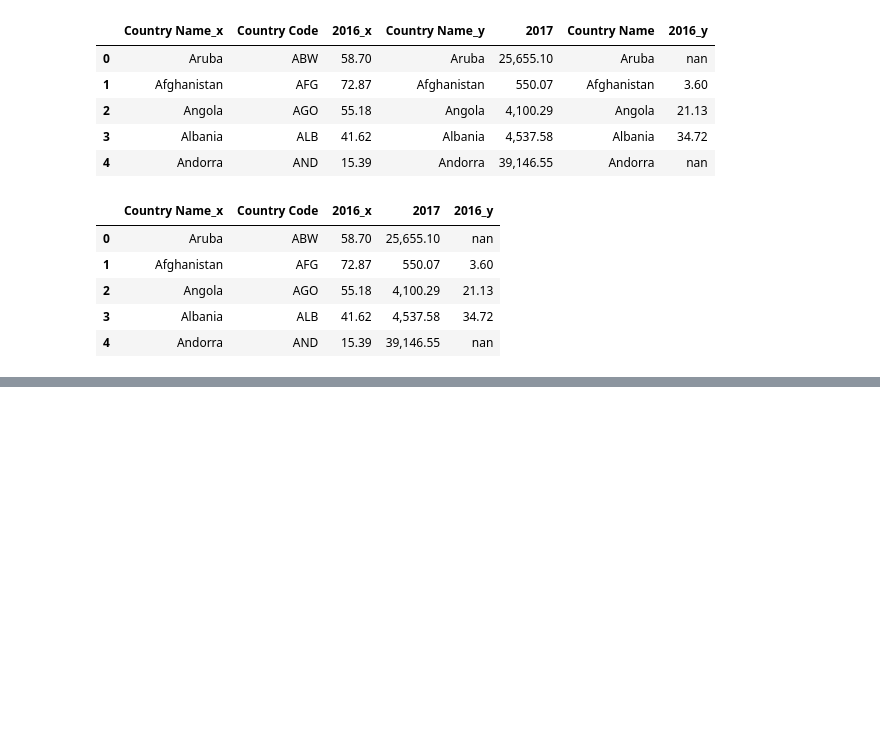
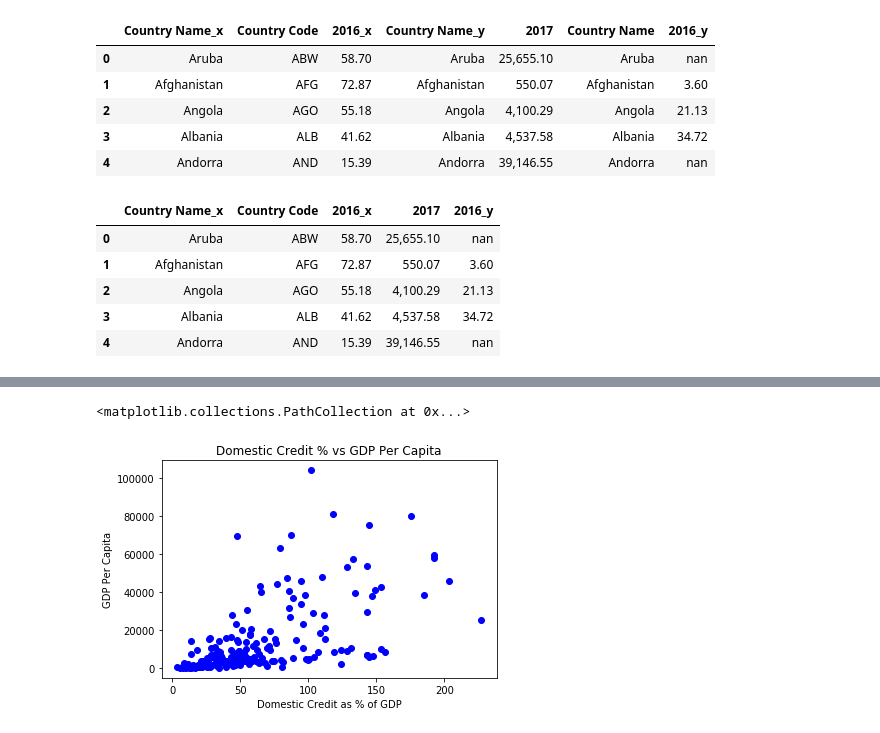
Before and after one commit to techsmj/RiceU-Project-1, a Jupyter notebook: MainGDPfile.ipynb, the cells around one changed output, grey strips where cells are left out. Saved outputs shown, nothing was run; the diff lists cells and outputs as text; code cells hidden in the pictures; blank space fills up the shorter version.

```diff
--- a/MainGDPfile.ipynb
+++ b/MainGDPfile.ipynb
@@ -86,0 +101,11 @@ merge_final.head(25)
+# %%
+x2 = merge_final['Dom. Credit to Prvt Sector as % of GDP']
+y2 = merge_final['GDP Per Capita']
+
+plt.title("Domestic Credit % vs GDP Per Capita")
+plt.xlabel("Domestic Credit as % of GDP")
+plt.ylabel("GDP Per Capita")
+plt.scatter(x2,y2, marker="o", color="blue")
+# %% [output]
+<matplotlib.collections.PathCollection at 0x...>
+[figure, added]
```
Also changed, not shown: parts of 6 cells of this notebook.
